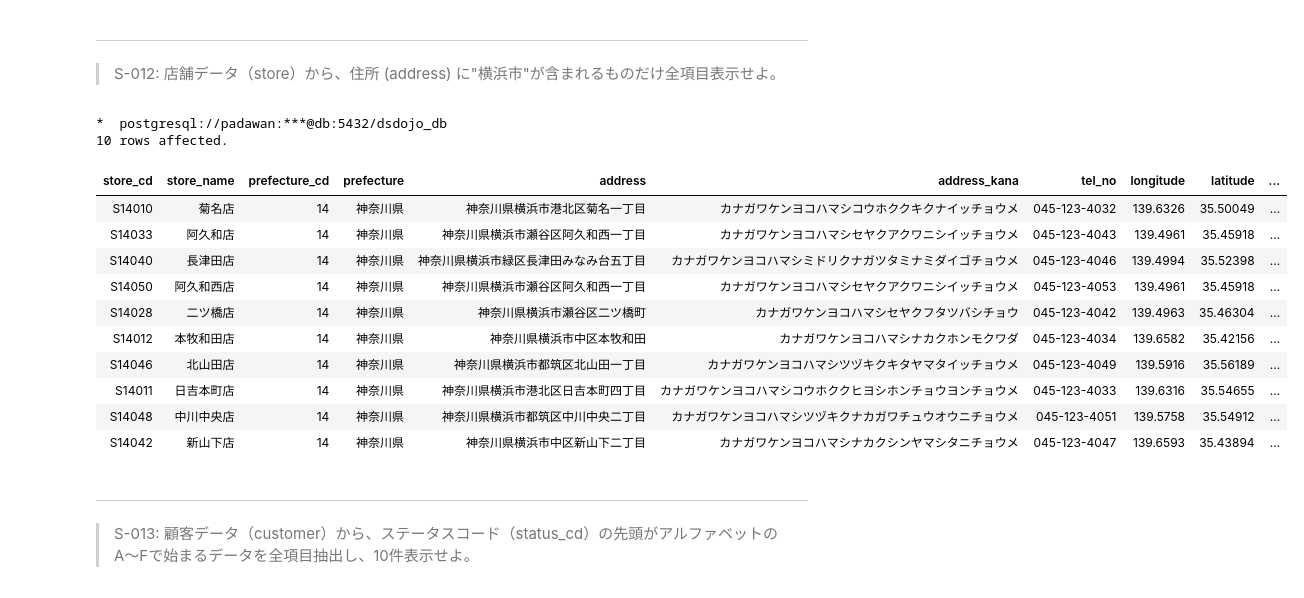
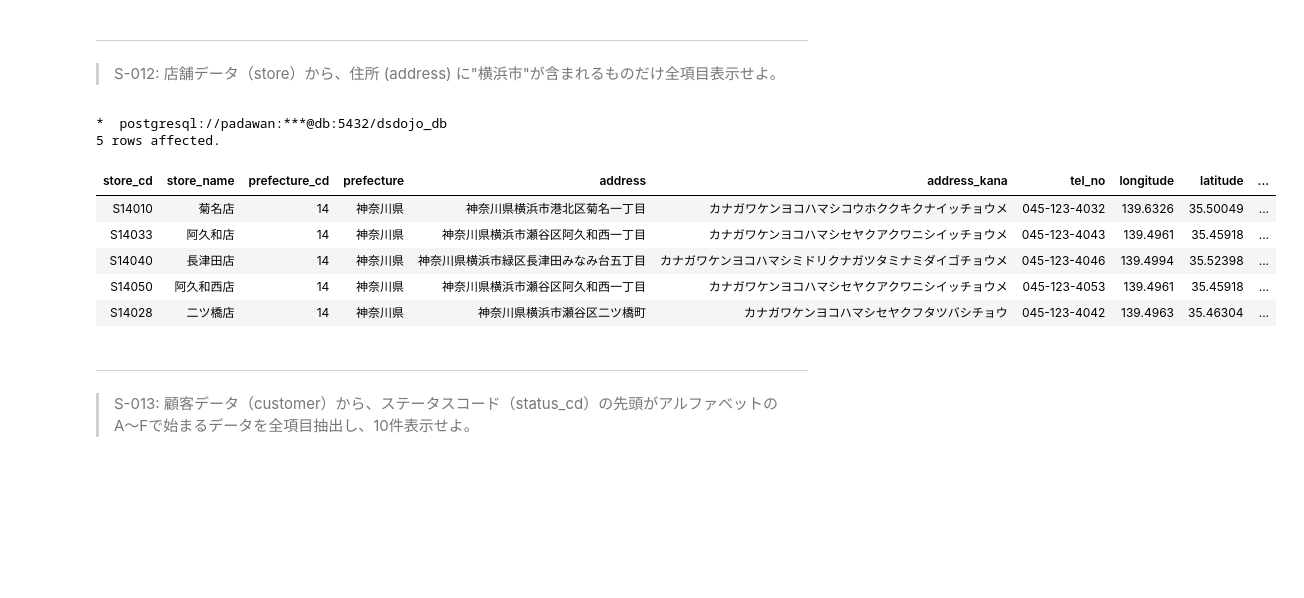
Before and after one commit to palakpaneerer/100knocks-preprocess, a Jupyter notebook: docker/work/preprocess_knock_SQL.ipynb, the cells around one changed output. Drawn from its saved outputs; the diff is of its cells as text; code cells hidden in the pictures; blank space fills up the shorter version.

```diff
--- a/docker/work/preprocess_knock_SQL.ipynb
+++ b/docker/work/preprocess_knock_SQL.ipynb
@@ -380,29 +367,24 @@ LIMIT
 # %%
 %%sql
 
 SELECT
     *
 FROM
     store
 WHERE
     address LIKE '%横浜市%'
 LIMIT
-    10
+    5
 ;
 # %% [output]
 *  postgresql://padawan:***@db:5432/dsdojo_db
-10 rows affected.
+5 rows affected.
 | store_cd | store_name | prefecture_cd | prefecture | address | address_kana | tel_no | longitude | latitude | ... |
 | S14010 | 菊名店 | 14 | 神奈川県 | 神奈川県横浜市港北区菊名一丁目 | カナガワケンヨコハマシコウホククキクナイッチョウメ | 045-123-4032 | 139.6326 | 35.50049 | ... |
 | S14033 | 阿久和店 | 14 | 神奈川県 | 神奈川県横浜市瀬谷区阿久和西一丁目 | カナガワケンヨコハマシセヤクアクワニシイッチョウメ | 045-123-4043 | 139.4961 | 35.45918 | ... |
 | S14040 | 長津田店 | 14 | 神奈川県 | 神奈川県横浜市緑区長津田みなみ台五丁目 | カナガワケンヨコハマシミドリクナガツタミナミダイゴチョウメ | 045-123-4046 | 139.4994 | 35.52398 | ... |
 | S14050 | 阿久和西店 | 14 | 神奈川県 | 神奈川県横浜市瀬谷区阿久和西一丁目 | カナガワケンヨコハマシセヤクアクワニシイッチョウメ | 045-123-4053 | 139.4961 | 35.45918 | ... |
 | S14028 | 二ツ橋店 | 14 | 神奈川県 | 神奈川県横浜市瀬谷区二ツ橋町 | カナガワケンヨコハマシセヤクフタツバシチョウ | 045-123-4042 | 139.4963 | 35.46304 | ... |
-| S14012 | 本牧和田店 | 14 | 神奈川県 | 神奈川県横浜市中区本牧和田 | カナガワケンヨコハマシナカクホンモクワダ | 045-123-4034 | 139.6582 | 35.42156 | ... |
-| S14046 | 北山田店 | 14 | 神奈川県 | 神奈川県横浜市都筑区北山田一丁目 | カナガワケンヨコハマシツヅキクキタヤマタイッチョウメ | 045-123-4049 | 139.5916 | 35.56189 | ... |
-| S14011 | 日吉本町店 | 14 | 神奈川県 | 神奈川県横浜市港北区日吉本町四丁目 | カナガワケンヨコハマシコウホククヒヨシホンチョウヨンチョウメ | 045-123-4033 | 139.6316 | 35.54655 | ... |
-| S14048 | 中川中央店 | 14 | 神奈川県 | 神奈川県横浜市都筑区中川中央二丁目 | カナガワケンヨコハマシツヅキクナカガワチュウオウニチョウメ | 045-123-4051 | 139.5758 | 35.54912 | ... |
-| S14042 | 新山下店 | 14 | 神奈川県 | 神奈川県横浜市中区新山下二丁目 | カナガワケンヨコハマシナカクシンヤマシタニチョウメ | 045-123-4047 | 139.6593 | 35.43894 | ... |
 # %% [markdown]
 ---
 > S-013: 顧客データ（customer）から、ステータスコード（status_cd）の先頭がアルファベットのA〜Fで始まるデータを全項目抽出し、10件表示せよ。
```
Also changed, not shown: parts of 31 cells of this notebook.
